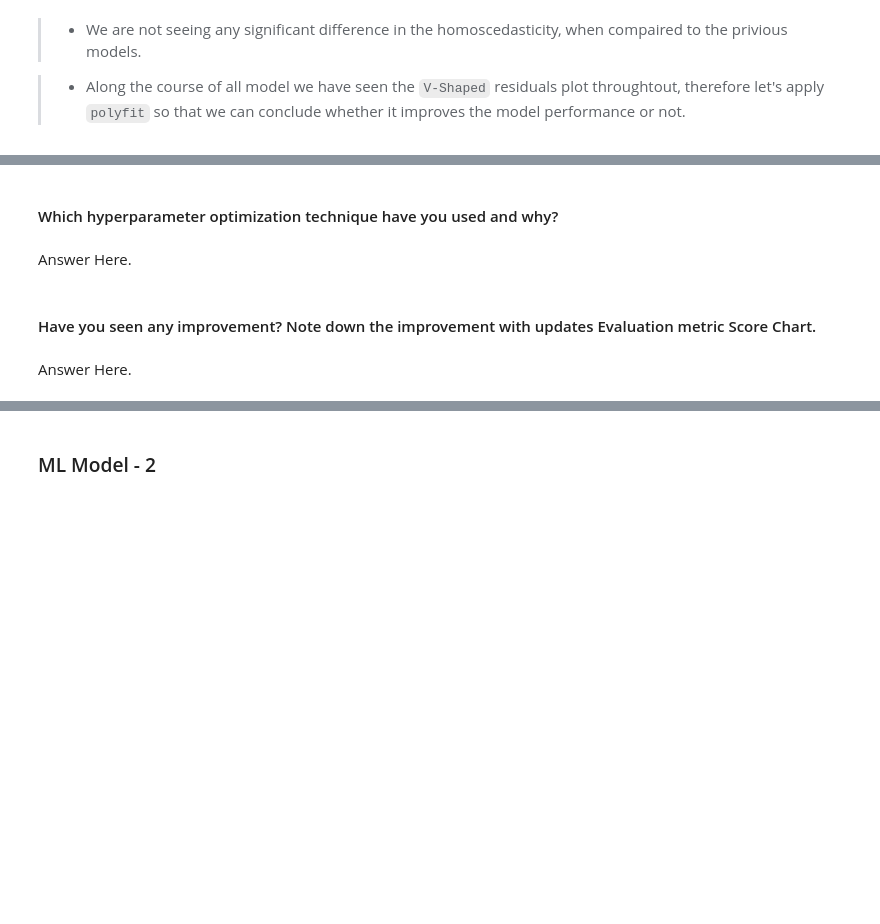
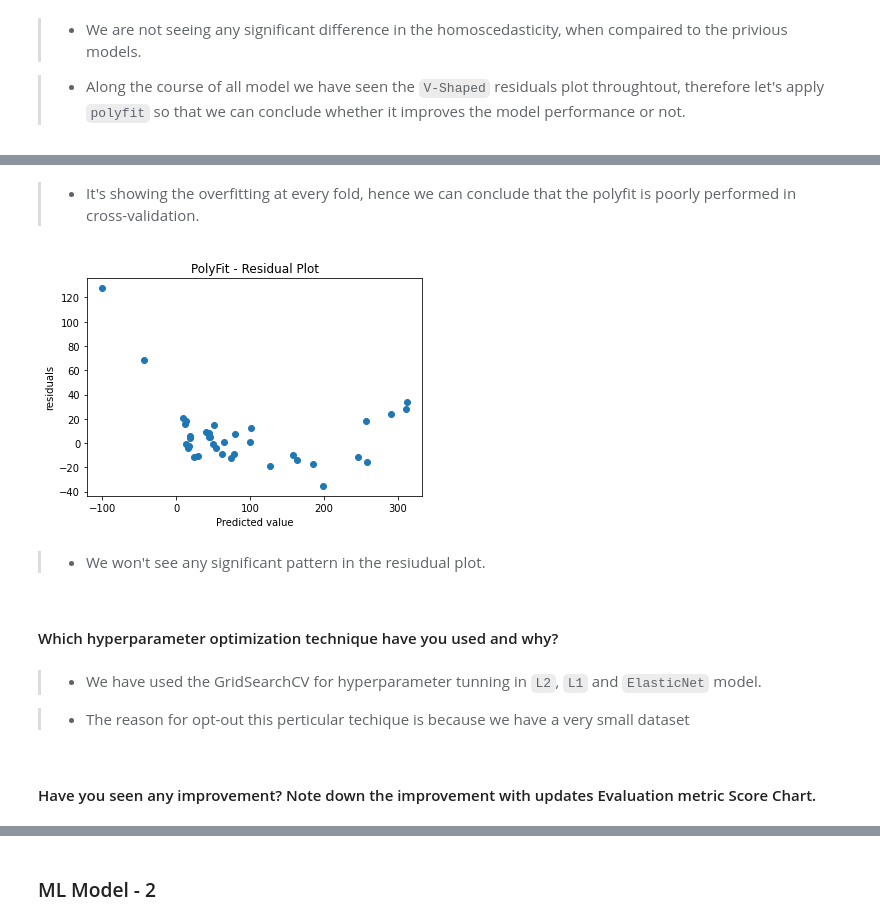
Before and after one commit to ashish-mali/Regression-Yes-Bank-Stock-Closing-Price-Prediction, a Jupyter notebook: Yes_Bank_Stock_Closing_Price_Prediction_Capstone_Project.ipynb, the cells around one changed output, grey strips where cells are left out. Cells and saved outputs as stored; diff of their text form; code cells hidden in the pictures; blank space fills up the shorter version.

```diff
--- a/Yes_Bank_Stock_Closing_Price_Prediction_Capstone_Project.ipynb
+++ b/Yes_Bank_Stock_Closing_Price_Prediction_Capstone_Project.ipynb
@@ -2643,8 +2698,17 @@ check_homoscedasticity(model = elasticnet, model_name = 'ElasticNet')
+# %% [markdown]
+>* It's showing the overfitting at every fold, hence we can conclude that the polyfit is poorly performed in cross-validation.
+# %%
+# Check for homoscedasticity - PolyFit
+check_homoscedasticity(model = poly_pipe, model_name = 'PolyFit')
+# %% [output]
+[figure, added]
+# %% [markdown]
+>* We won't see any significant pattern in the resiudual plot.
 # %% [markdown]
 #### Which hyperparameter optimization technique have you used and why?
-# %% [markdown]
-Answer Here.
+# %% [markdown]
+>* We have used the GridSearchCV for hyperparameter tunning in `L2`, `L1` and `ElasticNet` model.
+
+>* The reason for opt-out this perticular techique is because we have a very small dataset
 # %% [markdown]
 #### Have you seen any improvement? Note down the improvement with updates Evaluation metric Score Chart.
-# %% [markdown]
-Answer Here.
```
Also changed, not shown: parts of 10 cells of this notebook.
